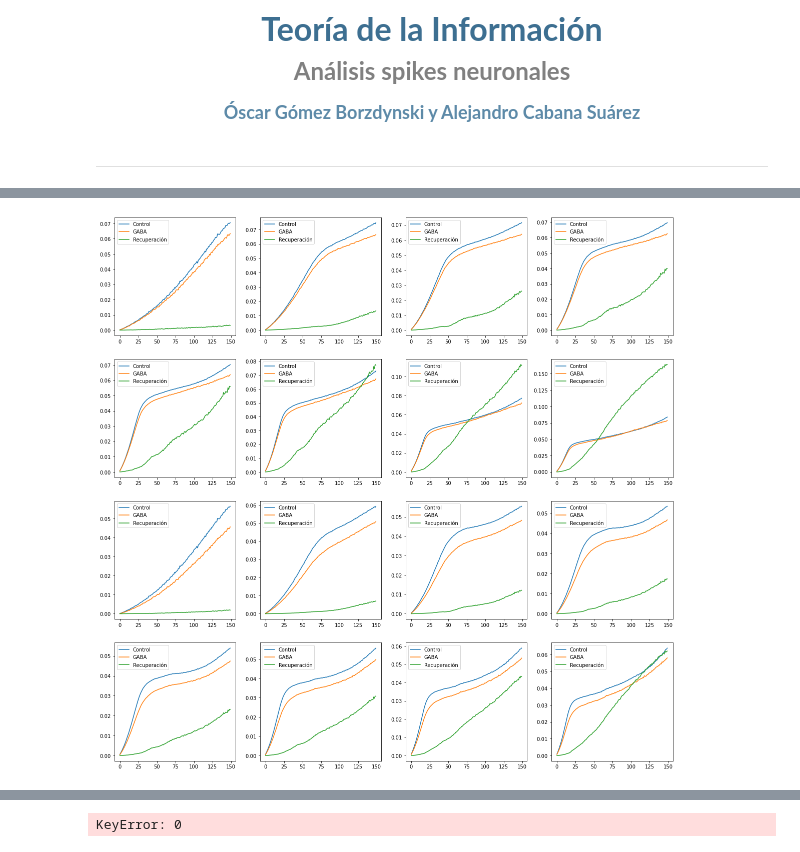
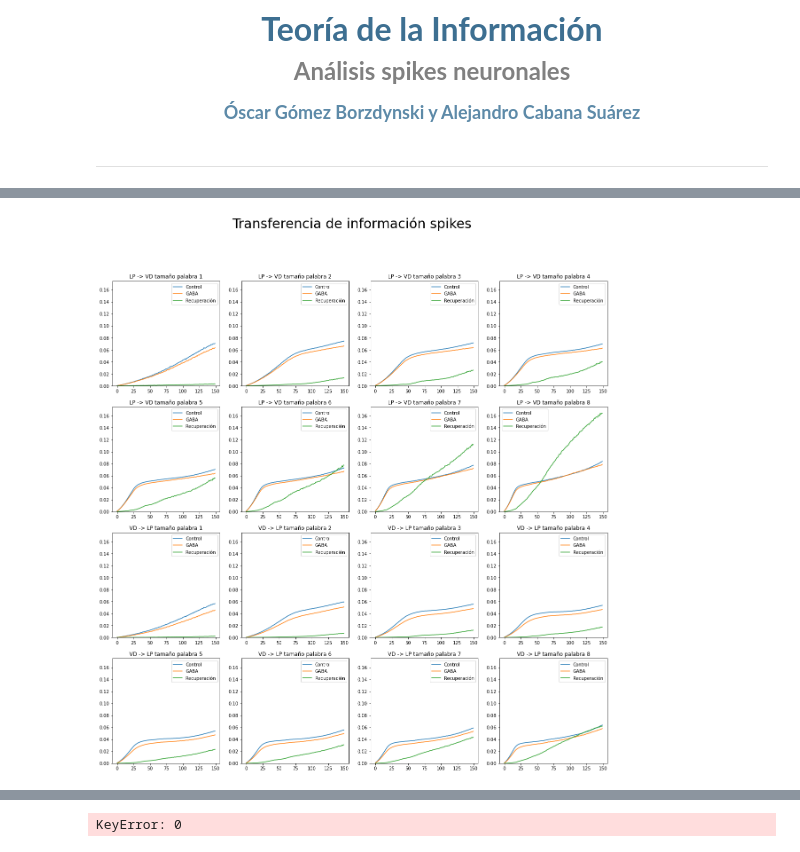
Before and after one commit to OscarGB/MUCD-TI, a Jupyter notebook: TI_practica.ipynb, the cells around one changed output, grey strips where cells are left out. Cells and saved outputs as stored; diff of their text form; code cells hidden in the pictures.

```diff
--- a/TI_practica.ipynb
+++ b/TI_practica.ipynb
@@ -195,0 +323,25 @@ for i in range(len(from_files)):
+# %%
+from_files = ["./DatosSinapsisArtificial/TrozoC_bin.csv",
+              "./DatosSinapsisArtificial/TrozoG_bin.csv",
+              "./DatosSinapsisArtificial/TrozoR_bin.csv"]
+titles = ["Control", "GABA", "Recuperación"]
+fig = plt.figure(figsize=(15,10))
+fig.suptitle("Distancia entre spikes VD", fontsize=30)
+for i in range(len(from_files)):
+    df = pd.read_csv(from_files[i], uscomo laecols=['VD_bin'])
+    df = df.astype({"VD_bin":'u1'})
+
+    w = df.index[df.VD_bin > 0]
+    w = w[1:] - w[:-1]
+
+    plt.subplot(2, 3, i+1)
+    plt.hist(w,bins=2000)
+    plt.axvline(x=150, color='k')
+    plt.xlim((0, 400))
+    plt.title(f"{titles[i]}: distancia interspike")
+
+    plt.subplot(2, 3, i+4)
+    plt.hist(w,bins=100)
+    plt.axvline(x=1000, color='k')
+    plt.xlim((0, 10000))
+    plt.title(f"{titles[i]}: distancia interburst")
@@ -196,27 +429,32 @@ for i in range(len(from_files)):
 # %%
 from_files = ["dataC.pkl",
               "dataG.pkl",
               "dataR.pkl"]
 labels = ["Control", "GABA", "Recuperación"]
-plt.figure(figsize=(20,20))
+fig = plt.figure(figsize=(20,20))
+fig.suptitle("Transferencia de información spikes", fontsize=30)
 
 for w in range(1,9):
     plt.subplot(4, 4, w)
     for i in range(len(from_files)):
         with open(from_files[i], "rb") as f:
             data = pickle.load(f)
             data["transfer_info_col1_col2"].reset_index(drop=True, inplace=True)
             plt.plot(data["transfer_info_col1_col2"][f"word_len {w}"], label=labels[i])
     plt.legend()
+    plt.ylim((0,0.175))
+    plt.title(f"LP -> VD tamaño palabra {w}")
     plt.subplot(4, 4, w+8)
     for i in range(len(from_files)):
         with open(from_files[i], "rb") as f:
             data = pickle.load(f)
             data["transfer_info_col2_col1"].reset_index(drop=True, inplace=True)
             plt.plot(data["transfer_info_col2_col1"][f"word_len {w}"], label=labels[i])
+    plt.title(f"VD -> LP tamaño palabra {w}")
+    plt.ylim((0,0.175))
     plt.legend()
 # %% [output]
-[figure, old version]
+[figure, new version]
 # %%
 from_files = ["dataC_burst.pkl",
               "dataG_burst.pkl",
```
Also changed, not shown: parts of 22 cells of this notebook, 1 other file.
